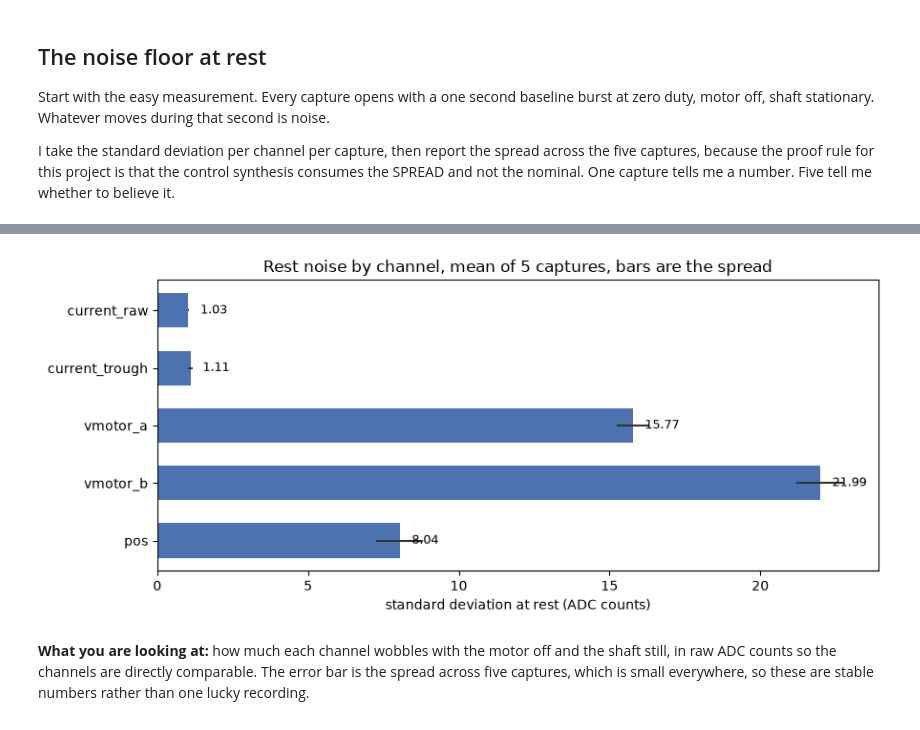
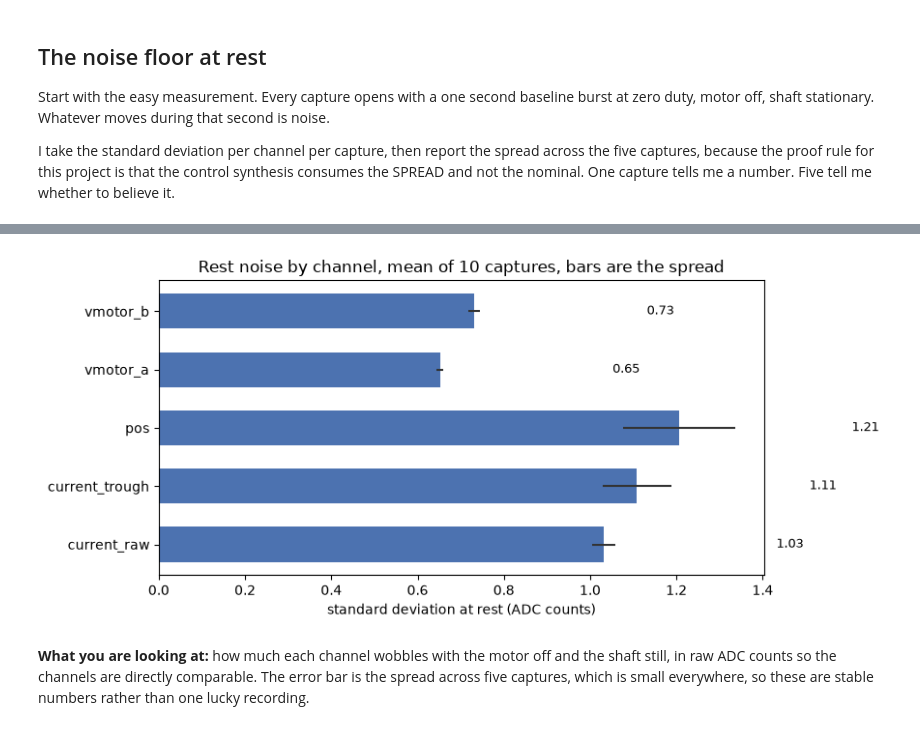
Before and after one commit to OpenServoCore/open-servo-core, a Jupyter notebook: notebooks/07-noise-atlas.ipynb, the cells around one changed output, grey strips where cells are left out. Cells and saved outputs as stored; diff of their text form; code cells hidden in the pictures.

Commit message:
notebooks: migrate 00 01 05 06 to datasets, correct 07 rest noise, add 08

```diff
--- a/notebooks/07-noise-atlas.ipynb
+++ b/notebooks/07-noise-atlas.ipynb
@@ -48,6 +48,7 @@ import oscnb
 ds = oscnb.use("sg90-a__dev-v006-D__2s")
 board, servo = oscnb.current().board, oscnb.current().servo
 FS = board.tick_hz          # 20 kHz, one telemetry sample per control tick
+SETTLE = 4000               # samples to discard at the head of a baseline (200 ms)
 # %% [output]
 dataset  sg90-a__dev-v006-D__2s
 supply   2s
@@ -134,7 +135,11 @@ def rest_frame(dataset, experiment="grid"):
     rows = []
     for cap in dataset.captures(experiment):
         df = dataset.read(experiment, cap, "sweep")
-        rest = df[df.cmd_duty_q15 == 0]
+        # SKIP THE FIRST 200 ms. The baseline burst opens with the shaft still ringing
+        # down from the seek that preceded it, and that settle is mechanical motion, not
+        # sensor noise. Including it inflates pos 6.6x and the terminals 24x. Current is
+        # untouched by it, which is how you spot it.
+        rest = df[df.cmd_duty_q15 == 0].iloc[SETTLE:]
         for ch in ("pos", "current_raw", "current_trough", "vmotor_a", "vmotor_b"):
             rows.append({"capture": cap, "channel": ch,
                          "mean": rest[ch].mean(), "sd_counts": rest[ch].std()})
@@ -177,16 +194,17 @@ between.
 # %%
 fig, ax = plt.subplots(figsize=(9, 4))
-order = ["pos", "vmotor_b", "vmotor_a", "current_trough", "current_raw"]
+# ascending, so the longest bar sits at the top of the chart
+order = ["current_raw", "current_trough", "pos", "vmotor_a", "vmotor_b"]
 for i, ch in enumerate(order):
     d = rest[rest.channel == ch]["sd_counts"]
     ax.barh(i, d.mean(), xerr=d.std(), color="#4c72b0", height=0.6, error_kw=dict(ecolor="#333"))
     ax.text(d.mean() + 0.4, i, f"{d.mean():.2f}", va="center", fontsize=9)
 ax.set_yticks(range(len(order))); ax.set_yticklabels(order)
 ax.set_xlabel("standard deviation at rest (ADC counts)")
-ax.set_title("Rest noise by channel, mean of 5 captures, bars are the spread")
+ax.set_title("Rest noise by channel, mean of 10 captures, bars are the spread")
 plt.tight_layout(); plt.show()
 # %% [output]
-[figure, old version]
+[figure, new version]
 # %% [markdown]
 **What you are looking at:** how much each channel wobbles with the motor off and the shaft
 still, in raw ADC counts so the channels are directly comparable. The error bar is the
```
Also changed, not shown: parts of 10 cells of this notebook, 5 other files.
